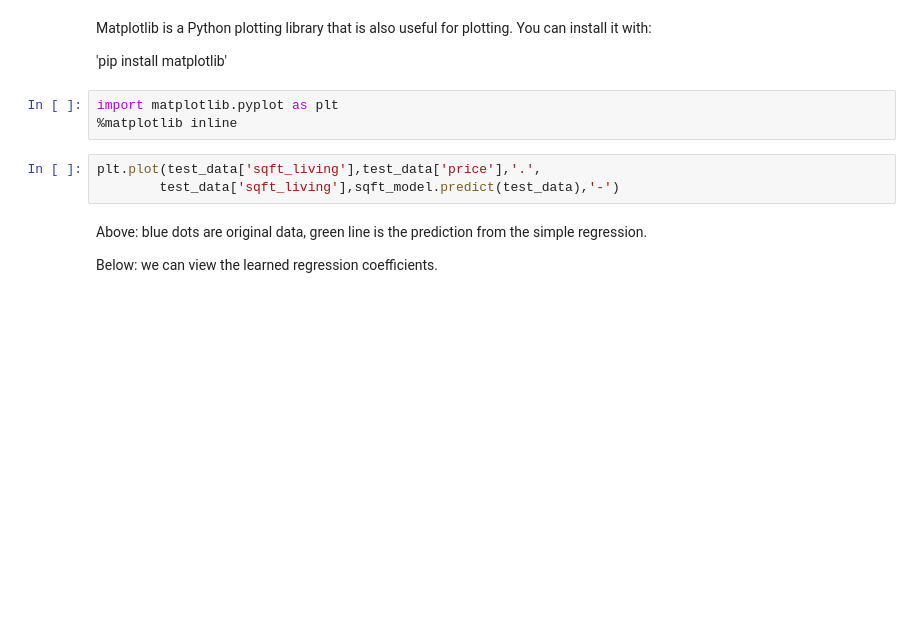
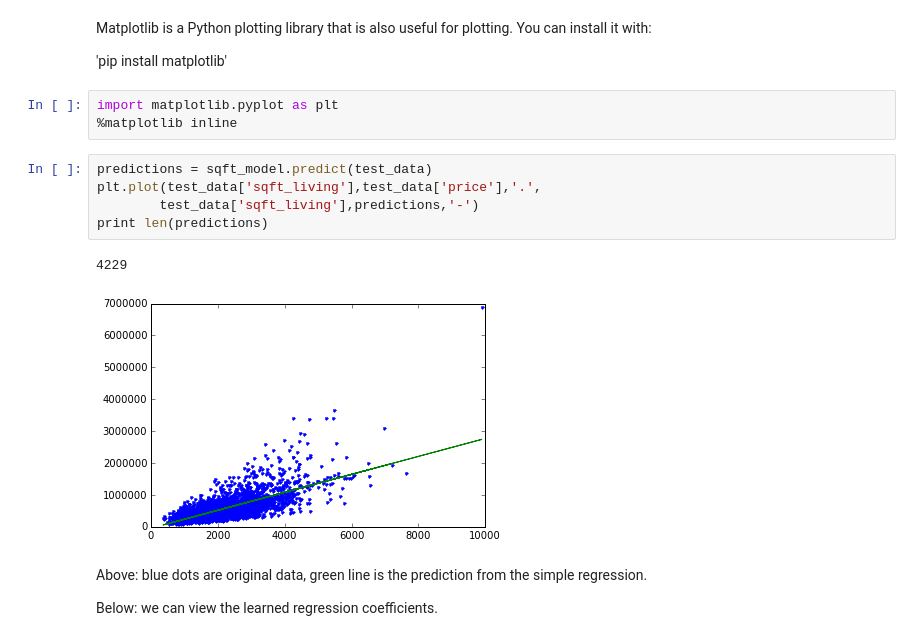
Before and after one commit to targetnano/ML-Specialization, a Jupyter notebook: Course-1/Week-2-Regression/Predicting house prices.ipynb, the cells around one changed output. Drawn from its saved outputs; the diff is of its cells as text; blank space fills up the shorter version.

```diff
--- a/Course-1/Week-2-Regression/Predicting house prices.ipynb
+++ b/Course-1/Week-2-Regression/Predicting house prices.ipynb
@@ -95,8 +104,13 @@ Matplotlib is a Python plotting library that is also useful for plotting.  You c
 import matplotlib.pyplot as plt
 %matplotlib inline
 # %%
+predictions = sqft_model.predict(test_data)
 plt.plot(test_data['sqft_living'],test_data['price'],'.',
-        test_data['sqft_living'],sqft_model.predict(test_data),'-')
+        test_data['sqft_living'],predictions,'-')
+print len(predictions)
+# %% [output]
+4229
+[figure, added]
 # %% [markdown]
 Above:  blue dots are original data, green line is the prediction from the simple regression.
 
```
Also changed, not shown: parts of 20 cells of this notebook.
